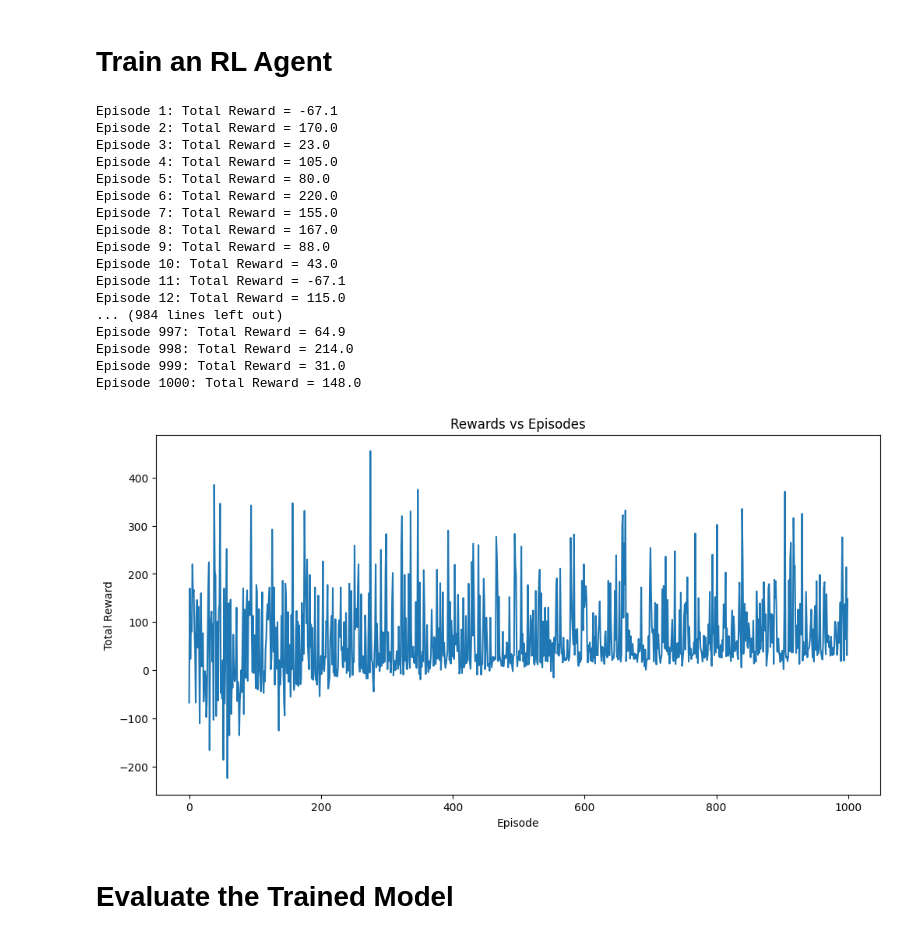
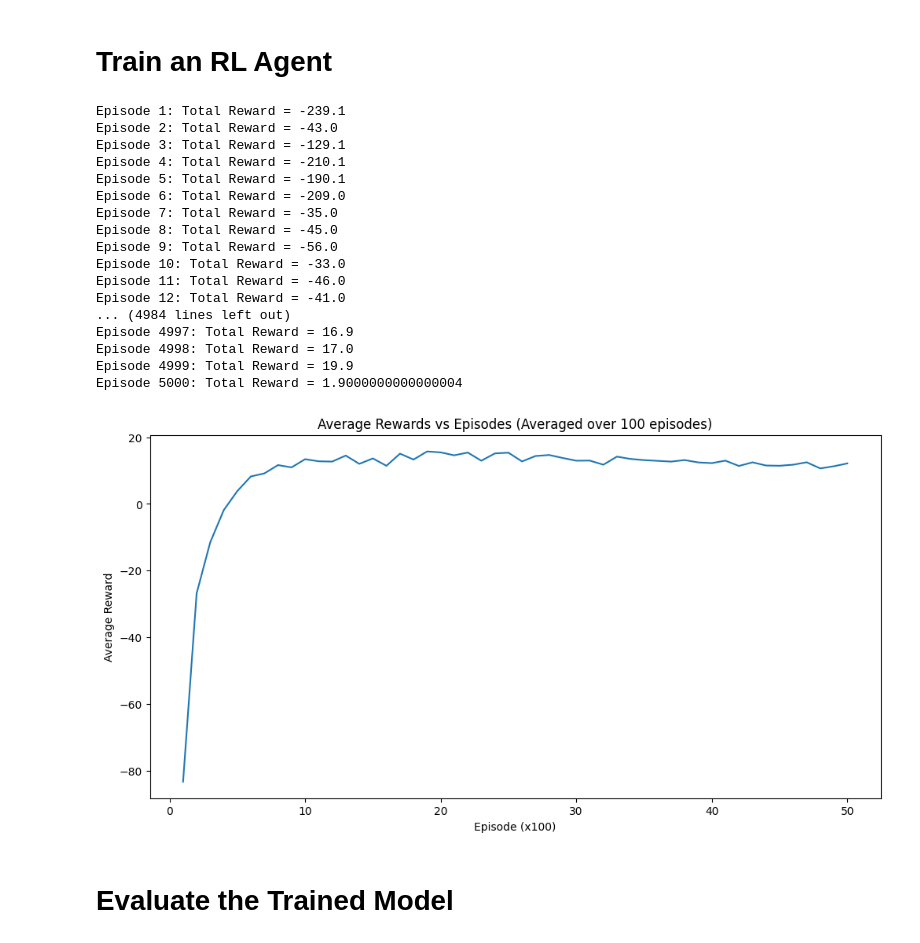
Before and after one commit to tanvirtareq/dots_and_boxes, a Jupyter notebook: rl-model/dqn_final.ipynb, the cells around one changed output. Drawn from its saved outputs; the diff is of its cells as text; code cells hidden in the pictures.

Commit message:
Improved rewards

```diff
--- a/rl-model/dqn_final.ipynb
+++ b/rl-model/dqn_final.ipynb
@@ -319,7 +328,18 @@ class DQN(nn.Module):
+# %%
+def plot_avg(rewards, episode):
+    averaged_rewards = [np.mean(rewards[i:i+episode]) for i in range(0, len(rewards), episode)]
+
+    # Plot averaged rewards vs episodes
+    plt.figure(figsize=(12, 6))  # Set figure size to make the plot wider
+    plt.plot(range(1, len(averaged_rewards) + 1), averaged_rewards)
+    plt.xlabel(f'Episode (x{episode})')
+    plt.ylabel('Average Reward')
+    plt.title(f'Average Rewards vs Episodes (Averaged over {episode} episodes)')
+    plt.show()
 # %%
 TAU = 0.005
 class DQNAgent:
-    def __init__(self, env, lr=0.0001, gamma=0.99, epsilon=1.0, epsilon_min=0.1, epsilon_decay=0.999, batch_size=32, memory_size=10000):
+    def __init__(self, env, lr=0.0001, gamma=0.99, epsilon=1.0, epsilon_min=0.05, epsilon_decay=0.995, batch_size=32, memory_size=10000):
         self.env = env
         self.gamma = gamma
         self.epsilon = epsilon
@@ -396,7 +416,7 @@ class DQNAgent:
                     action = self.env.action_space.sample()  # Opponent chooses random action
                     next_state, reward, done, _ = self.env.step(action)  # Take action
                     state = next_state
-                    total_reward -= reward
+                    total_reward -= max(0, reward)
                     # print(reward)
 
             # Decay epsilon for exploration-exploitation trade-off
@@ -405,59 +425,53 @@ class DQNAgent:
             print(f"Episode {episode + 1}: Total Reward = {total_reward}")
             rewards.append(total_reward)
 
             target_net_state_dict = self.target_net.state_dict()
             policy_net_state_dict = self.policy_net.state_dict()
             for key in policy_net_state_dict:
                 target_net_state_dict[key] = policy_net_state_dict[key]*TAU + target_net_state_dict[key]*(1-TAU)
             self.target_net.load_state_dict(target_net_state_dict)
 
-        # Plot rewards vs episodes with larger figure size
-        plt.figure(figsize=(12, 6))  # Set figure size to make the plot wider
-        plt.plot(rewards)
-        plt.xlabel('Episode')
-        plt.ylabel('Total Reward')
-        plt.title('Rewards vs Episodes')
-        plt.show()
+        plot_avg(rewards=rewards, episode=100)
 
     def get_sorted_actions_with_scores(self, state):
         state_tensor = torch.tensor(state, dtype=torch.float32).unsqueeze(0)  # Add batch dimension
         with torch.no_grad():
             q_values = self.model(state_tensor).squeeze().numpy()  # Get Q-values for each action
 
         # Create a list of (action, q_value) pairs
         actions_with_scores = [(i, q_value) for i, q_value in enumerate(q_values)]
 
         # Sort the actions based on their Q-values in descending order (better actions first)
         sorted_actions = sorted(actions_with_scores, key=lambda x: x[1], reverse=True)
 
         return sorted_actions
 
 
 # Create Environment
 env = DotsAndBoxesEnv()
 
 # Train the Agent
 agent = DQNAgent(env)
-agent.train(num_episodes=1000)
+agent.train(num_episodes=5000)
 # %% [output]
-Episode 1: Total Reward = -67.1
-Episode 2: Total Reward = 170.0
-Episode 3: Total Reward = 23.0
-Episode 4: Total Reward = 105.0
-Episode 5: Total Reward = 80.0
-Episode 6: Total Reward = 220.0
-Episode 7: Total Reward = 155.0
-Episode 8: Total Reward = 167.0
-Episode 9: Total Reward = 88.0
-Episode 10: Total Reward = 43.0
-Episode 11: Total Reward = -67.1
-Episode 12: Total Reward = 115.0
-... (984 lines left out)
-Episode 997: Total Reward = 64.9
-Episode 998: Total Reward = 214.0
-Episode 999: Total Reward = 31.0
-Episode 1000: Total Reward = 148.0
+Episode 1: Total Reward = -239.1
+Episode 2: Total Reward = -43.0
+Episode 3: Total Reward = -129.1
+Episode 4: Total Reward = -210.1
+Episode 5: Total Reward = -190.1
+Episode 6: Total Reward = -209.0
+Episode 7: Total Reward = -35.0
+Episode 8: Total Reward = -45.0
+Episode 9: Total Reward = -56.0
+Episode 10: Total Reward = -33.0
+Episode 11: Total Reward = -46.0
+Episode 12: Total Reward = -41.0
+... (4984 lines left out)
+Episode 4997: Total Reward = 16.9
+Episode 4998: Total Reward = 17.0
+Episode 4999: Total Reward = 19.9
+Episode 5000: Total Reward = 1.9000000000000004
-[figure, old version]
+[figure, new version]
 # %% [markdown]
 # Evaluate the Trained Model
 # %%
```
Also changed, not shown: parts of 7 cells of this notebook, 7 other files.
